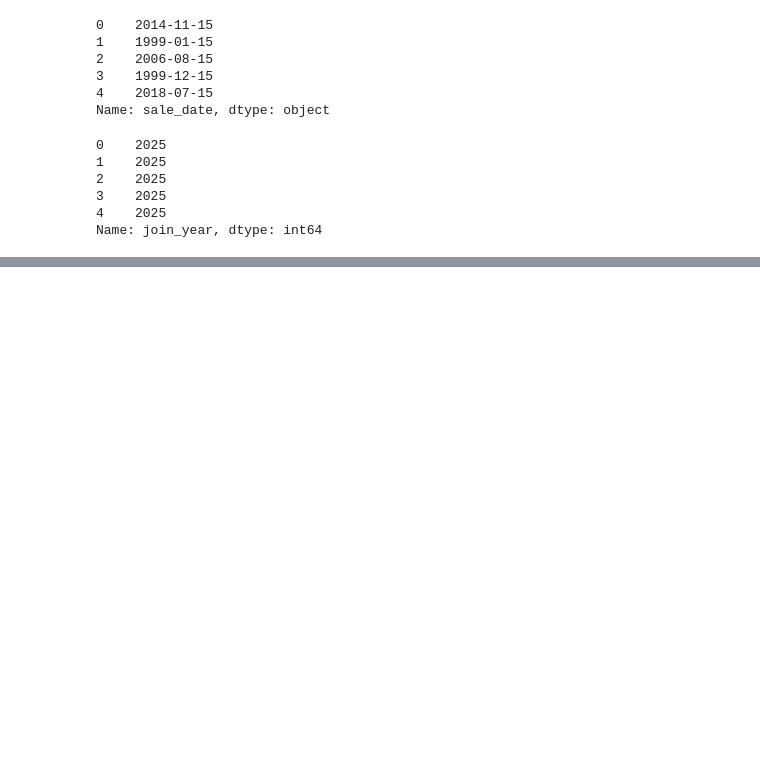
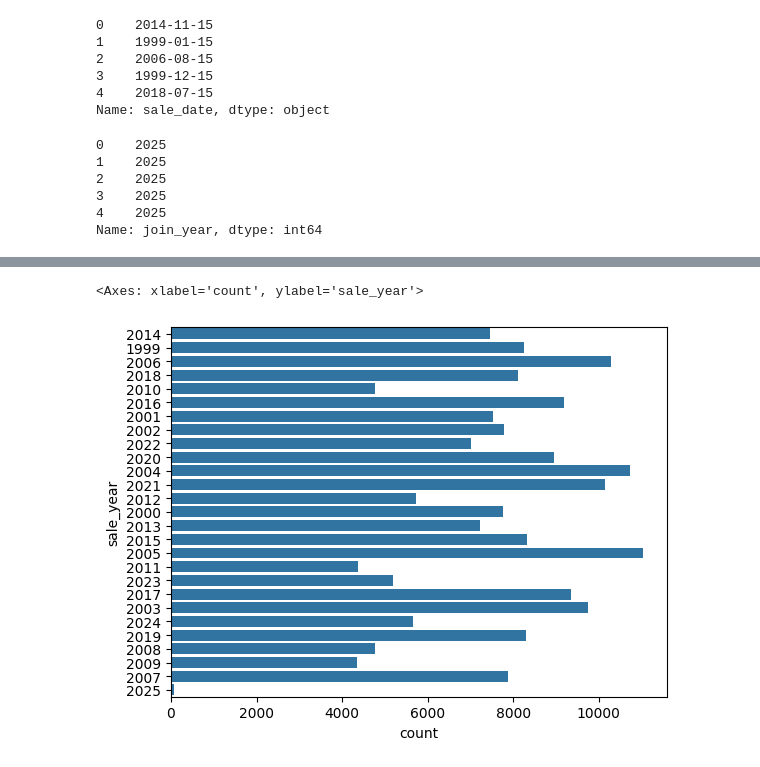
Before and after one commit to Mohitnayak-AI/Project-1, a Jupyter notebook: notebook/EDA.ipynb, the cells around one changed output, grey strips where cells are left out. Drawn from its saved outputs; the diff is of its cells as text; code cells hidden in the pictures; blank space fills up the shorter version.

```diff
--- a/notebook/EDA.ipynb
+++ b/notebook/EDA.ipynb
@@ -81,3 +81,7 @@ df['join_year'].head()
 3    2025
 4    2025
 Name: join_year, dtype: int64
+# %%
+df['sale_year'] = df['sale_date'].apply(lambda x : x.split('-')[0])
+df['sale_month'] = df['sale_date'].apply(lambda x : x.split('-')[1])
+df['sale_day'] = df['sale_date'].apply(lambda x : x.split('-')[2])
@@ -83,0 +104,5 @@ Name: join_year, dtype: int64
+# %%
+sns.countplot(df['sale_year'])
+# %% [output]
+<Axes: xlabel='count', ylabel='sale_year'>
+[figure, added]
```
Also changed, not shown: parts of 15 cells of this notebook.
